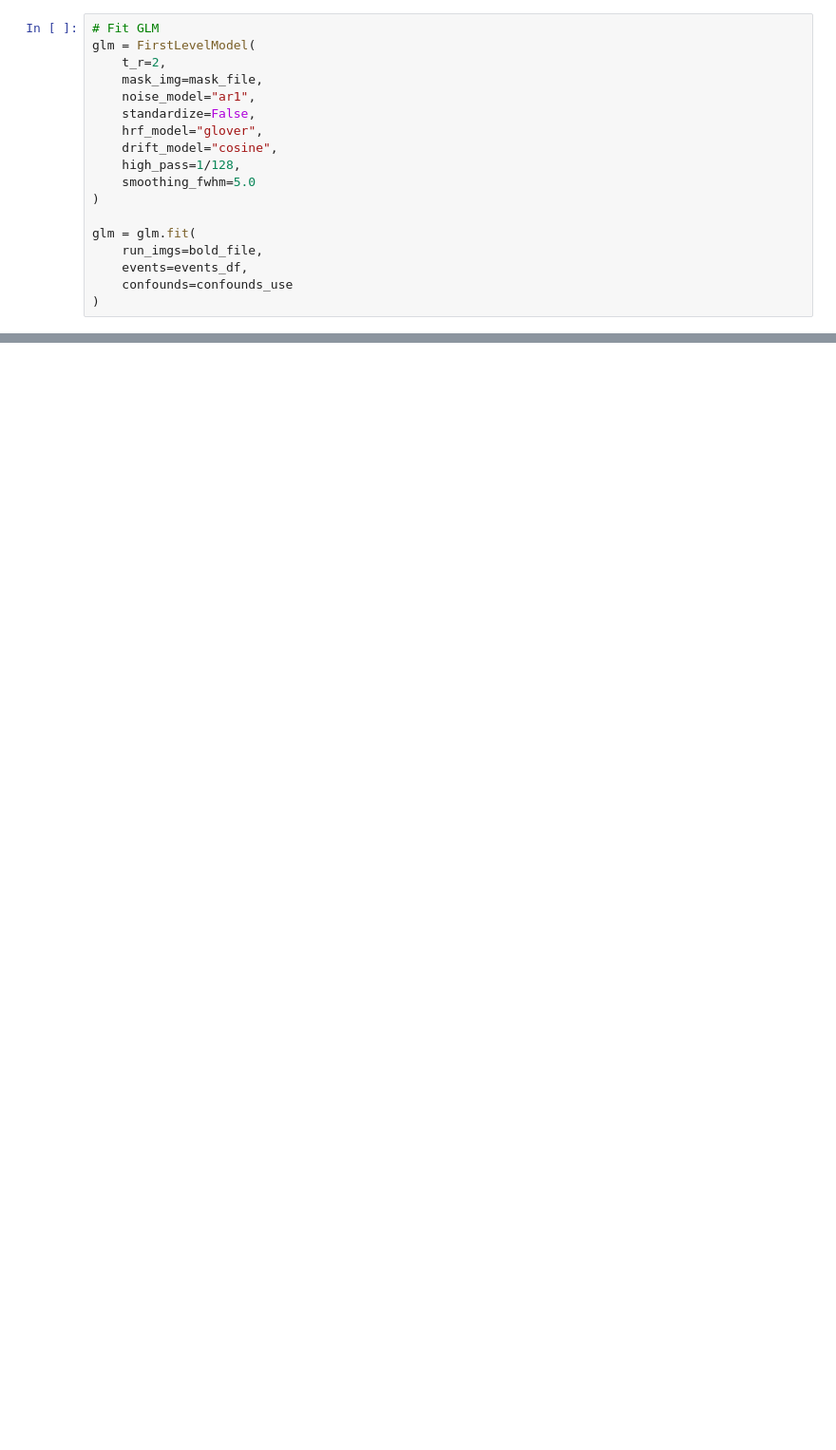
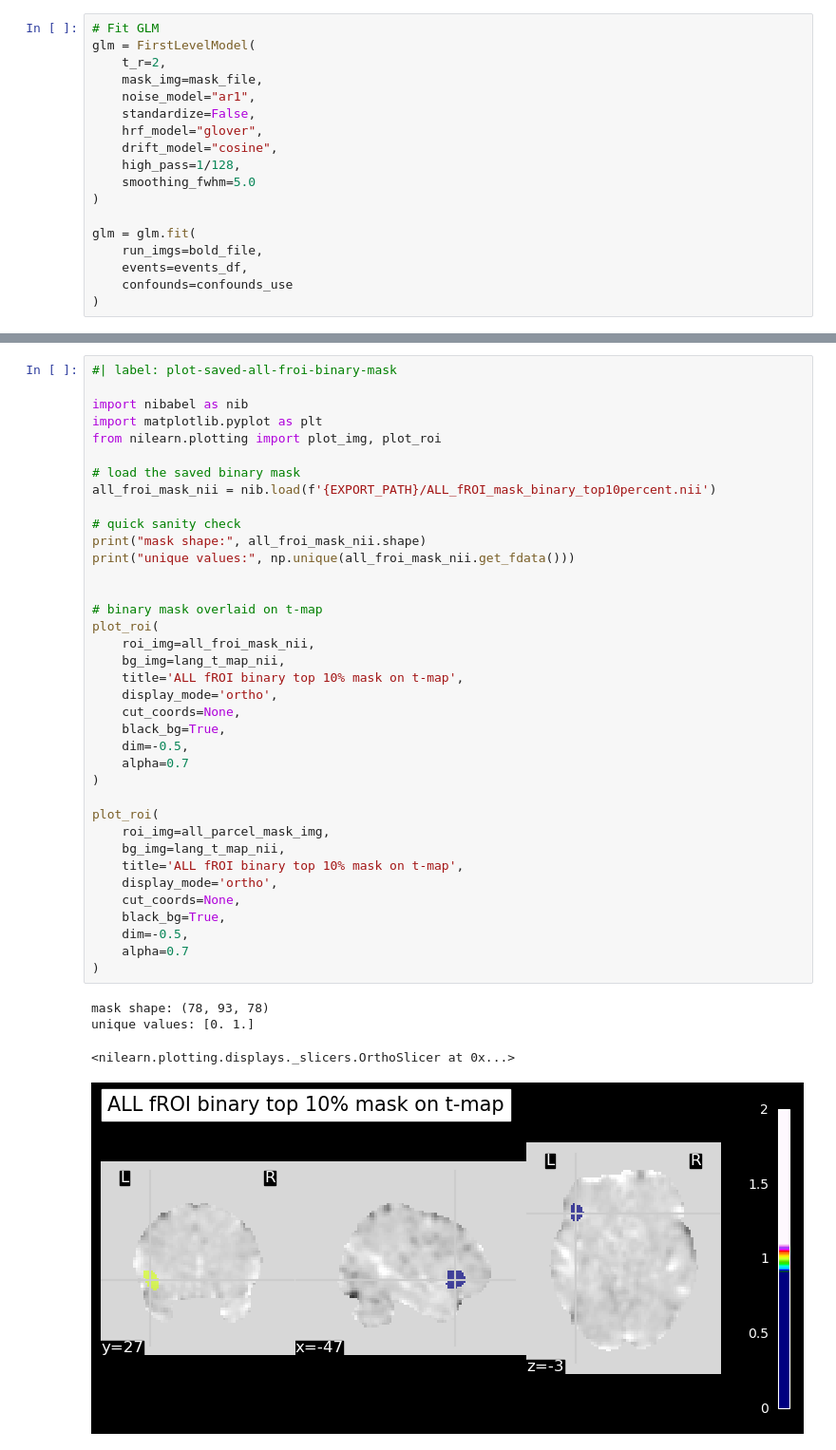
Before and after one commit to cg6845/neu502b_preprocess, a Jupyter notebook: final_proj_localizer/GLM_loc.ipynb, the cells around one changed output, grey strips where cells are left out. Shown at 95% size. Drawn from its saved outputs; the diff is of its cells as text; blank space fills up the shorter version.

```diff
--- a/final_proj_localizer/GLM_loc.ipynb
+++ b/final_proj_localizer/GLM_loc.ipynb
@@ -462,0 +472,42 @@ plt.show()
+# %%
+#| label: plot-saved-all-froi-binary-mask
+
+import nibabel as nib
+import matplotlib.pyplot as plt
+from nilearn.plotting import plot_img, plot_roi
+
+# load the saved binary mask
+all_froi_mask_nii = nib.load(f'{EXPORT_PATH}/ALL_fROI_mask_binary_top10percent.nii')
+
+# quick sanity check
+print("mask shape:", all_froi_mask_nii.shape)
+print("unique values:", np.unique(all_froi_mask_nii.get_fdata()))
+
+
+# binary mask overlaid on t-map
+plot_roi(
+    roi_img=all_froi_mask_nii,
+    bg_img=lang_t_map_nii,
+    title='ALL fROI binary top 10% mask on t-map',
+    display_mode='ortho',
+    cut_coords=None,
+    black_bg=True,
+    dim=-0.5,
+    alpha=0.7
+)
+
+plot_roi(
+    roi_img=all_parcel_mask_img,
+    bg_img=lang_t_map_nii,
+    title='ALL fROI binary top 10% mask on t-map',
+    display_mode='ortho',
+    cut_coords=None,
+    black_bg=True,
+    dim=-0.5,
+    alpha=0.7
+)
+# %% [output]
+mask shape: (78, 93, 78)
+unique values: [0. 1.]
+<nilearn.plotting.displays._slicers.OrthoSlicer at 0x...>
+[figure, added]
```
Also changed, not shown: parts of 10 cells of this notebook, 9 other files.
